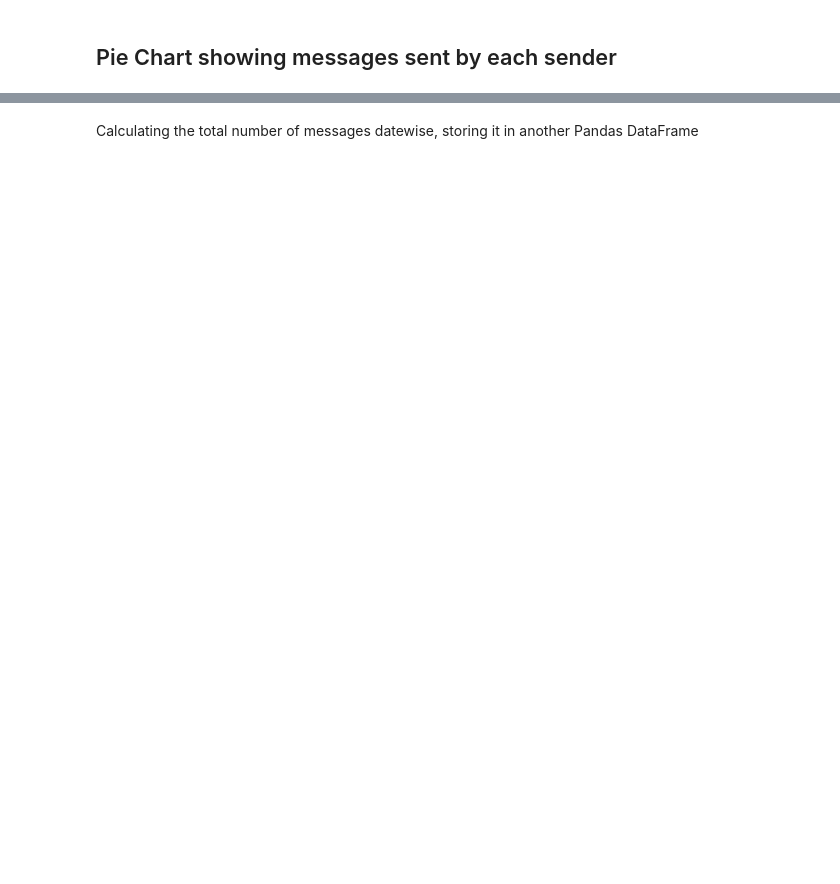
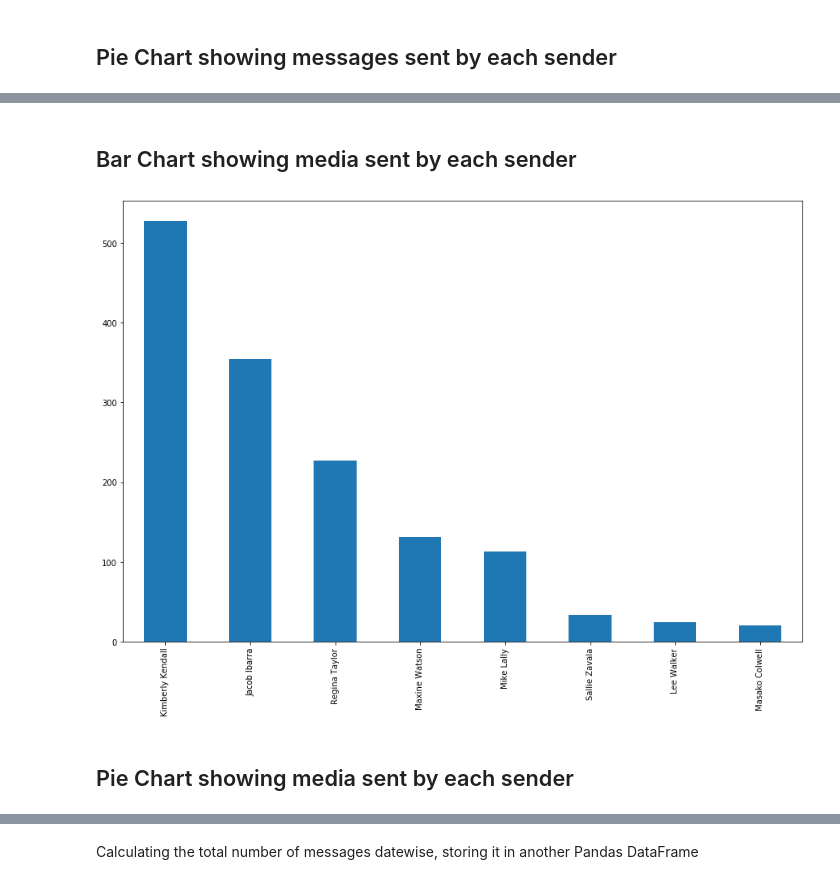
Before and after one commit to Kinjalrk2k/Visualizing-WhatsApp-Chats, a Jupyter notebook: Wp.ipynb, the cells around one changed output, grey strips where cells are left out. Cells and saved outputs as stored; diff of their text form; code cells hidden in the pictures; blank space fills up the shorter version.

```diff
--- a/Wp.ipynb
+++ b/Wp.ipynb
@@ -22,7 +24,7 @@ Export WhatsApp chats as follows:
 
 The text file should have a name as: WhatsApp Chat with ... .txt. Use the same below in the filename variable
 # %%
-filename = 'Exported Chat.txt'
+filename = 'WhatsApp Chat with Bheege honth tere💋.txt'
 file = open(filename, 'r', encoding="utf8")
 # %%
 raw_data = file.read().splitlines()
@@ -107,0 +126,11 @@ sender_msg_count.plot(kind = 'pie', figsize = (10, 10))
+# %% [markdown]
+## Bar Chart showing media sent by each sender
+# %%
+media_msg = df[df['msg'] == '<Media omitted>']
+media_msg_count = media_msg['sender'].value_counts()
+media_msg_count.plot(kind = 'bar', figsize = (15, 10))
+plt.show()
+# %% [output]
+[figure, added]
+# %% [markdown]
+## Pie Chart showing media sent by each sender
```
Also changed, not shown: parts of 44 cells of this notebook.
